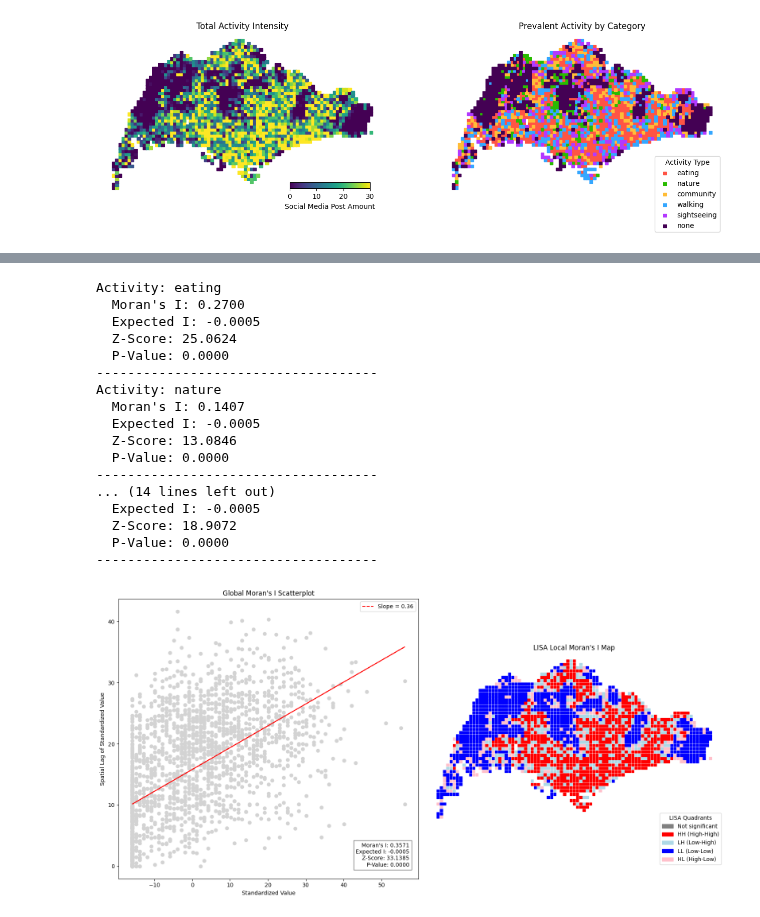
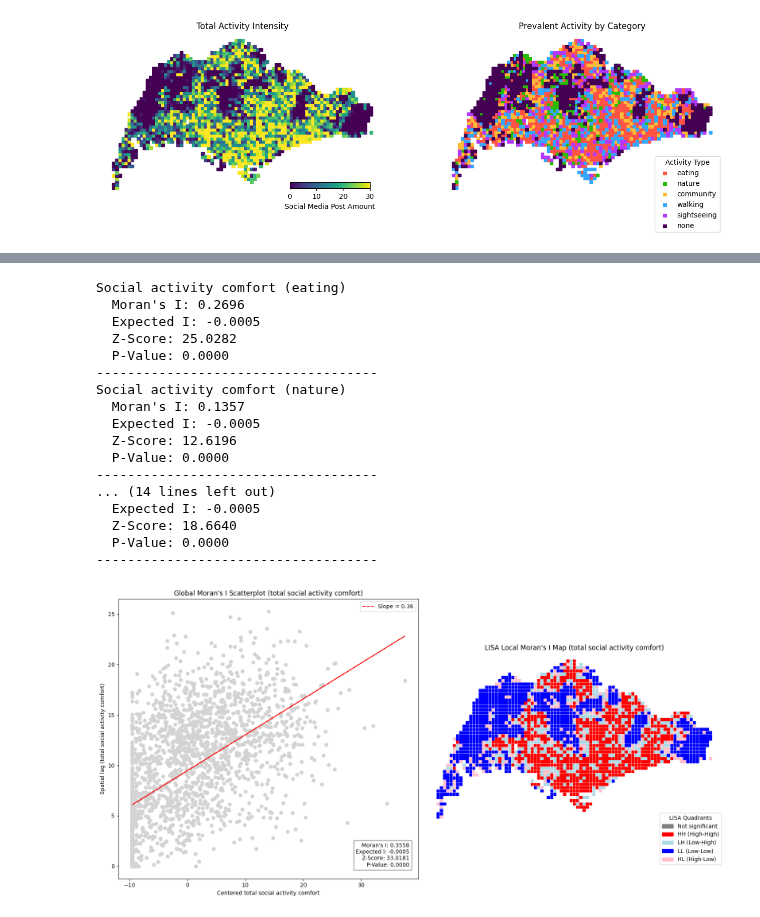
Before and after one commit to Sijie-Yang/Urban-Comfort-Potential, a Jupyter notebook: code_1_social_activity_data.ipynb, the cells around one changed output, grey strips where cells are left out. Drawn from its saved outputs; the diff is of its cells as text; code cells hidden in the pictures.

Commit message:
Update UCI notebooks: social activity comfort, activity comfort field, Moran on comfort; align modelling GPKG with eating_field targets; refresh Data outputs.
Made-with: Cursor

```diff
--- a/code_1_social_activity_data.ipynb
+++ b/code_1_social_activity_data.ipynb
@@ -173,61 +240,66 @@ from libpysal.weights import lag_spatial
 from esda.moran import Moran, Moran_Local
 
 # Create a spatial weights matrix using KNN
-coords = np.array([(p.x, p.y) for p in act_gdf.geometry])  # 点
+coords = np.array([(p.x, p.y) for p in act_gdf.geometry])
 w = KNN.from_array(coords, k=8)
 w.transform = "r"
 
-# For each activity, calculate and print Global Moran's I
-activity_list = ['eating', 'nature', 'community', 'walking', 'sightseeing']
-for activity in activity_list:
-    if activity in act_gdf.columns:
-        x = act_gdf[activity]
-        global_moran = Moran(x, w)
-        print(f"Activity: {activity}")
-        print(f"  Moran's I: {global_moran.I:.4f}")
-        print(f"  Expected I: {global_moran.EI:.4f}")
-        print(f"  Z-Score: {global_moran.z_norm:.4f}")
-        print(f"  P-Value: {global_moran.p_norm:.4f}")
+comfort_cols = [f"social_activity_comfort_{c}" for c in act_columns]
+
+# Global Moran's I for each category's social activity comfort surface
+for c in act_columns:
+    col = f"social_activity_comfort_{c}"
+    if col in act_gdf.columns:
+        x = act_gdf[col]
+        global_moran_cat = Moran(x, w)
+        print(f"Social activity comfort ({c})")
+        print(f"  Moran's I: {global_moran_cat.I:.4f}")
+        print(f"  Expected I: {global_moran_cat.EI:.4f}")
+        print(f"  Z-Score: {global_moran_cat.z_norm:.4f}")
+        print(f"  P-Value: {global_moran_cat.p_norm:.4f}")
         print("-" * 36)
     else:
-        print(f"Warning: activity column '{activity}' not found in act_gdf.")
+        print(f"Warning: column '{col}' not found in act_gdf.")
 
-# Global Moran's I calculations for total_activity (for further use in plotting)
-x = act_gdf['total_activity']
+# Aggregate total social activity comfort (parallel to total_activity in Section 2)
+act_gdf["total_social_activity_comfort"] = act_gdf[comfort_cols].sum(axis=1)
+var_total = act_gdf["total_social_activity_comfort"]
+
+# Global Moran's I and LISA on aggregate comfort (for scatterplot and map)
+x = var_total
 y = x - np.mean(x)
-w_x = lag_spatial(w, act_gdf['total_activity'])
-global_moran = Moran(act_gdf['total_activity'], w)
+w_x = lag_spatial(w, var_total)
+global_moran = Moran(var_total, w)
 
-# Local Moran's I calculation
-local_moran = Moran_Local(act_gdf['total_activity'], w)
-act_gdf['lisa_quadrant'] = local_moran.q
+local_moran = Moran_Local(var_total, w)
+act_gdf["lisa_quadrant"] = local_moran.q
 color_map = {1: 'red', 2: 'lightblue', 3: 'blue', 4: 'pink', 0: 'grey'}
-act_gdf['color'] = act_gdf['lisa_quadrant'].map(color_map)
+act_gdf["color"] = act_gdf["lisa_quadrant"].map(color_map)
 # %% [output]
-Activity: eating
-  Moran's I: 0.2700
+Social activity comfort (eating)
+  Moran's I: 0.2696
   Expected I: -0.0005
-  Z-Score: 25.0624
+  Z-Score: 25.0282
   P-Value: 0.0000
 ------------------------------------
-Activity: nature
-  Moran's I: 0.1407
+Social activity comfort (nature)
+  Moran's I: 0.1357
   Expected I: -0.0005
-  Z-Score: 13.0846
+  Z-Score: 12.6196
   P-Value: 0.0000
 ------------------------------------
 ... (14 lines left out)
   Expected I: -0.0005
-  Z-Score: 18.9072
+  Z-Score: 18.6640
   P-Value: 0.0000
 ------------------------------------
 # %%
-# Plot two related charts in one row: (1) Global Moran's I scatterplot, (2) LISA map
+# Plot two related charts in one row: (1) Global Moran's I scatterplot, (2) LISA map (total social activity comfort)
 import matplotlib.patches as mpatches
 
 fig, axes = plt.subplots(1, 2, figsize=(16, 8))
 
-# (1) Global Moran's I scatterplot
+# (1) Global Moran's I scatterplot (aggregate comfort)
 axes[0].scatter(y, w_x, color='lightgrey')
 b, a = np.polyfit(y, w_x, 1)
 axes[0].plot(y, a + b*y, 'r--', label=f'Slope = {b:.2f}')
@@ -242,36 +314,36 @@ axes[0].text(
     verticalalignment='bottom',
     horizontalalignment='right',
 )
-axes[0].set_xlabel('Standardized Value')
-axes[0].set_ylabel('Spatial Lag of Standardized Value')
-axes[0].set_title("Global Moran's I Scatterplot")
+axes[0].set_xlabel('Centered total social activity comfort')
+axes[0].set_ylabel('Spatial lag (total social activity comfort)')
+axes[0].set_title("Global Moran's I Scatterplot (total social activity comfort)")
 axes[0].legend()
 
-# (2) LISA Local Moran map
+# (2) LISA Local Moran map (aggregate comfort)
 # To get a proper legend, we need to manually create legend handles
 color_map = {1: 'red', 2: 'lightblue', 3: 'blue', 4: 'pink', 0: 'grey'}
 lisa_labels = {
     1: "HH (High-High)",
     2: "LH (Low-High)",
     3: "LL (Low-Low)",
     4: "HL (High-Low)",
     0: "Not significant"
 }
 # Sort for legend order
 handles = [mpatches.Patch(color=color_map[k], label=lisa_labels[k]) for k in sorted(color_map)]
 
 act_gdf.plot(
     color=act_gdf['color'],
     ax=axes[1],
     marker='s',
     markersize=22,
     legend=False
 )
 axes[1].legend(handles=handles, title="LISA Quadrants", loc='lower right', bbox_to_anchor=(1, -0.25))
-axes[1].set_title("LISA Local Moran's I Map")
+axes[1].set_title("LISA Local Moran's I Map (total social activity comfort)")
 axes[1].axis('off')
 
 plt.tight_layout()
 plt.show()
 # %% [output]
-[figure, old version]
+[figure, new version]
```
Also changed, not shown: parts of 6 cells of this notebook, 11 other files.
